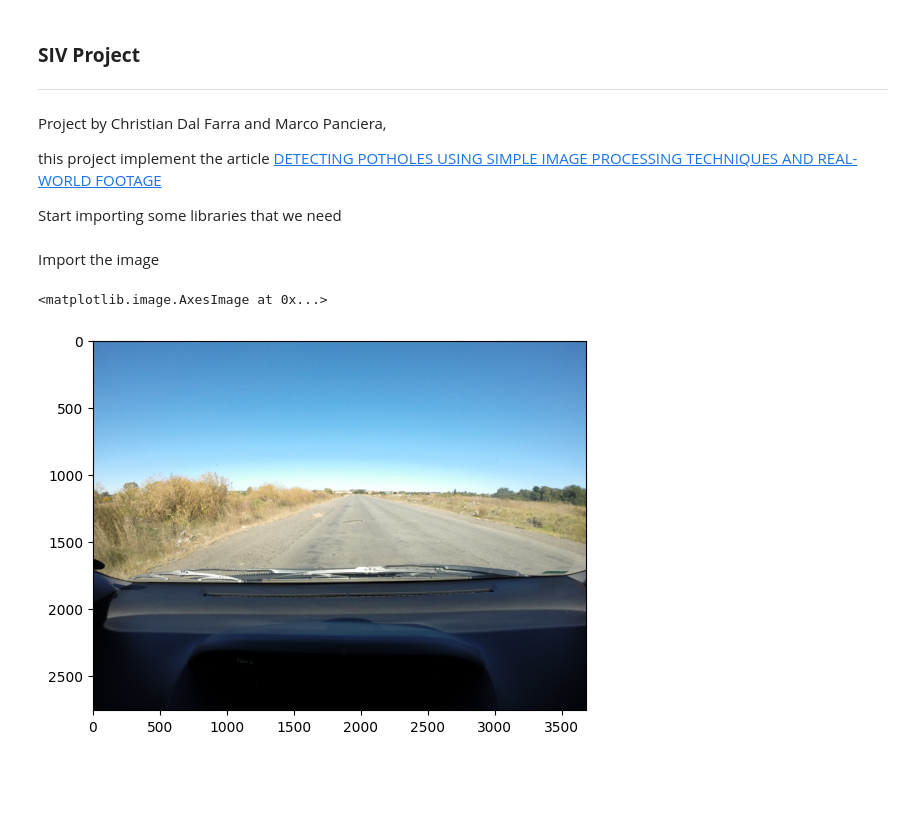
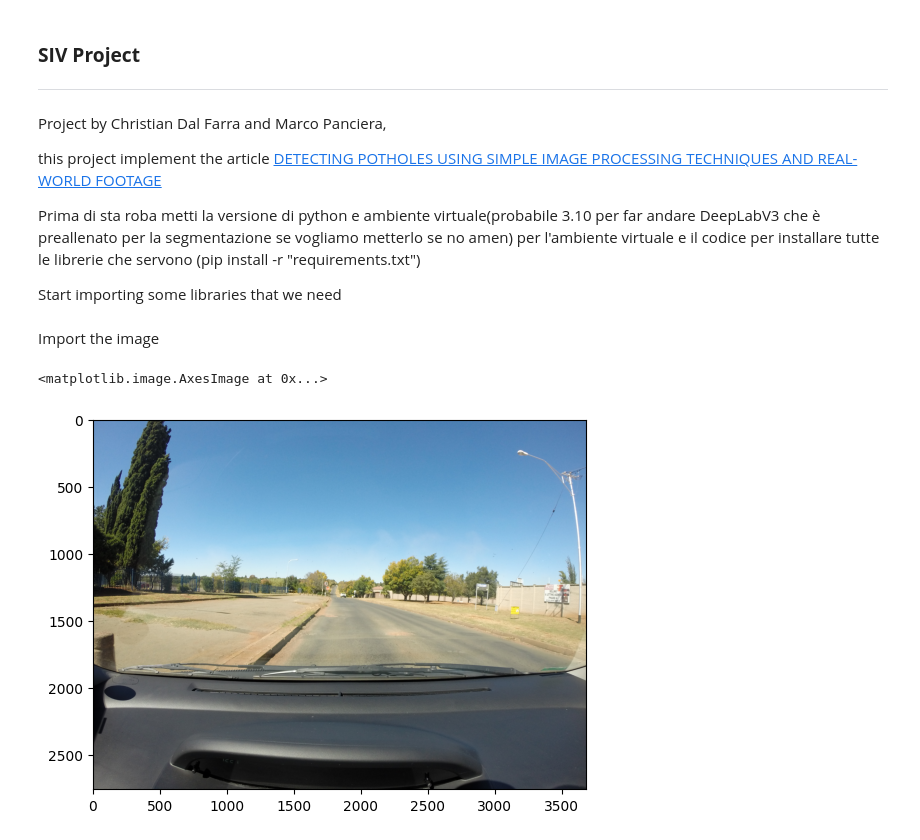
Before and after one commit to christiandalfarra/SIVProject, a Jupyter notebook: progetto_buche.ipynb, the cells around one changed output. Drawn from its saved outputs; the diff is of its cells as text; code cells hidden in the pictures; blank space fills up the shorter version.

Commit message:
sistemato il dataset per i primi test, inserito scaletta delle operazioni da fare, eliminato vecchio dataset (troppo pesante), sistemato un po il codice

```diff
--- a/progetto_buche.ipynb
+++ b/progetto_buche.ipynb
@@ -5,4 +5,6 @@ Project by Christian Dal Farra and Marco Panciera,
 
 this project implement the article [DETECTING POTHOLES USING SIMPLE IMAGE PROCESSING TECHNIQUES AND REAL-WORLD FOOTAGE](https://www.researchgate.net/publication/279538022_Detecting_Potholes_Using_Simple_Image_Processing_Techniques_and_Real-World_Footage)
 
+Prima di sta roba metti la versione di python e ambiente virtuale(probabile 3.10 per far andare DeepLabV3 che è preallenato per la segmentazione se vogliamo metterlo se no amen) per l'ambiente virtuale e il codice per installare tutte le librerie che servono (pip install -r "requirements.txt")
+
 Start importing some libraries that we need
@@ -13,16 +17,16 @@ import matplotlib.pyplot as plt
 # %% [markdown]
 Import the image
 # %%
-image_path = 'test_images/G0064806.jpg'
+image_path = 'test_images/test2.jpg'
 image = cv2.imread(image_path)
 if image is None:
     raise ValueError("Immagine non trovata o percorso errato!")
 
 image_rgb = cv2.cvtColor(image, cv2.COLOR_RGB2BGR)
 plt.imshow(image_rgb)
 # %% [output]
 <matplotlib.image.AxesImage at 0x...>
-[figure, old version]
+[figure, new version]
 # %% [markdown]
 Here there is an image that shows the pipeline, the **image are taken by a camera mounted inside the vehicle**  on the front windscreen, for more accurately develop a device that can be fitted to a vehicle for commercial use, we found the dataset used for some practical testing at that link [NinjaDataset](https://datasetninja.com/road-pothole-images)
 
```
Also changed, not shown: parts of 3 cells of this notebook, 25 other files.
